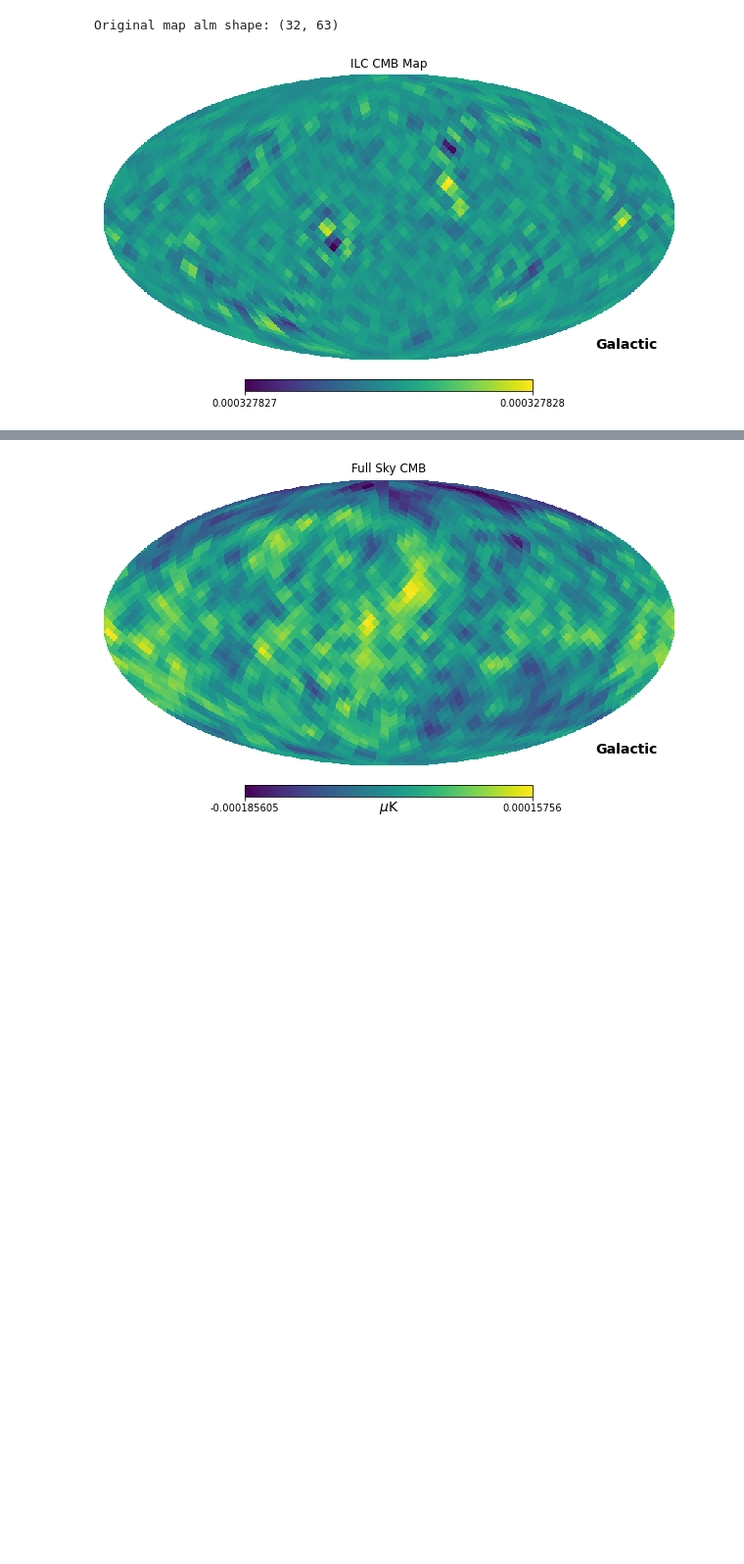
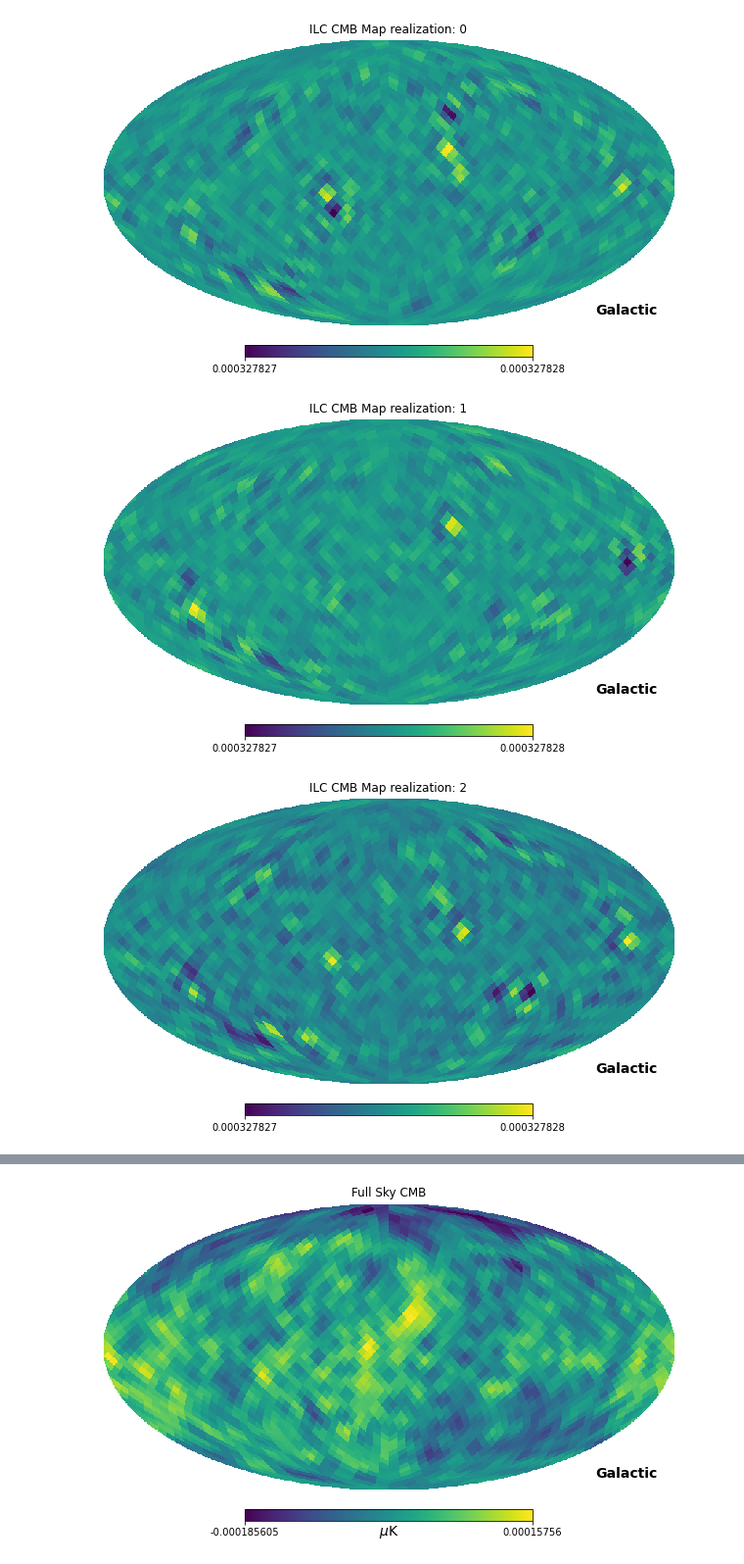
Before and after one commit to CodefromMax/CMB_plot, a Jupyter notebook: code/ILC_30_Steps_ILC_function.ipynb, the cells around one changed output, grey strips where cells are left out. Shown: that part at 98% size. Cells and saved outputs as stored; diff of their text form; code cells hidden in the pictures; blank space fills up the shorter version.

```diff
--- a/code/ILC_30_Steps_ILC_function.ipynb
+++ b/code/ILC_30_Steps_ILC_function.ipynb
@@ -444,3 +447,0 @@ Original map alm shape: (32, 63)
-# %%
-for i in trimmed_maps:
-    print(i.shape)
@@ -453,0 +448,5 @@ for i in trimmed_maps:
+# %%
+from s2wav import filters
+L_max = 32
+N_directions = 1
+filter = filters.filters_directional_vectorised(L_max, N_directions)
@@ -453,0 +475,6 @@ for i in trimmed_maps:
+# %%
+
+for i in range(len(realizations)):
+    realization = str(realizations[i]).zfill(4)
+    weight = np.load(f"ILC/weight_vector_data/weight_vector_S2_R{realization}.npy")
+    print(weight[0,0])
@@ -454,16 +499,22 @@ for i in trimmed_maps:
 # %%
 from s2wav import filters
 L_max = 32
 N_directions = 1
-filter = filters.filters_directional_vectorised(L_max, N_directions)
-# f_scal = np.array([[0]]) #np.load(f"wavelet_transform/wavelets/scal_coeffs/Scal_MW_Pix_F030.npy")
-f_scal = np.load(f"wavelet_transform/wavelets/scal_coeffs/Scal_MW_Pix_F030.npy")
+for i in range(len(realizations)):
+    realization = str(realizations[i]).zfill(4)
+    trimmed_maps = [np.load(f"ILC/ILC_processed_wavelet_maps/ILC_processed_wav_Map_S{i}_R{realization}.npy") for i in range(len(scales))]
+
+    filter = filters.filters_directional_vectorised(L_max, N_directions)
+    # f_scal = np.array([[0]]) #np.load(f"wavelet_transform/wavelets/scal_coeffs/Scal_MW_Pix_F030.npy")
+    f_scal = np.load(f"wavelet_transform/wavelets/scal_coeffs/Scal_MW_Pix_F030.npy")
 
 # [np.load(f"wavelet_transform/wavelets/scal_coeffs/Scal_MW_Pix_F{frequencies[i]}.npy") for i in range(len(frequencies))]
 
-MW_Pix = s2wav.synthesis(trimmed_maps, L = L_max, f_scal = f_scal, filters = filter, N = 1)
-title = "ILC CMB Map"
-visualize_wavelet_coefficient_map(MW_Pix, title, "")
+    MW_Pix = s2wav.synthesis(trimmed_maps, L = L_max, f_scal = f_scal, filters = filter, N = 1)
+    title = "ILC CMB Map realization: "
+    visualize_wavelet_coefficient_map(MW_Pix, title, str(realizations[i]))
+    np.save(f"ILC/synthesized_ILC_MW_maps/ILC_MW_Map_R{realization}", MW_Pix)
 # %% [output]
-Original map alm shape: (32, 63)
-[figure, old version]
+[figure, new version]
+[figure, added]
+[figure, added]
```
Also changed, not shown: parts of 8 cells of this notebook, 5 other files.
